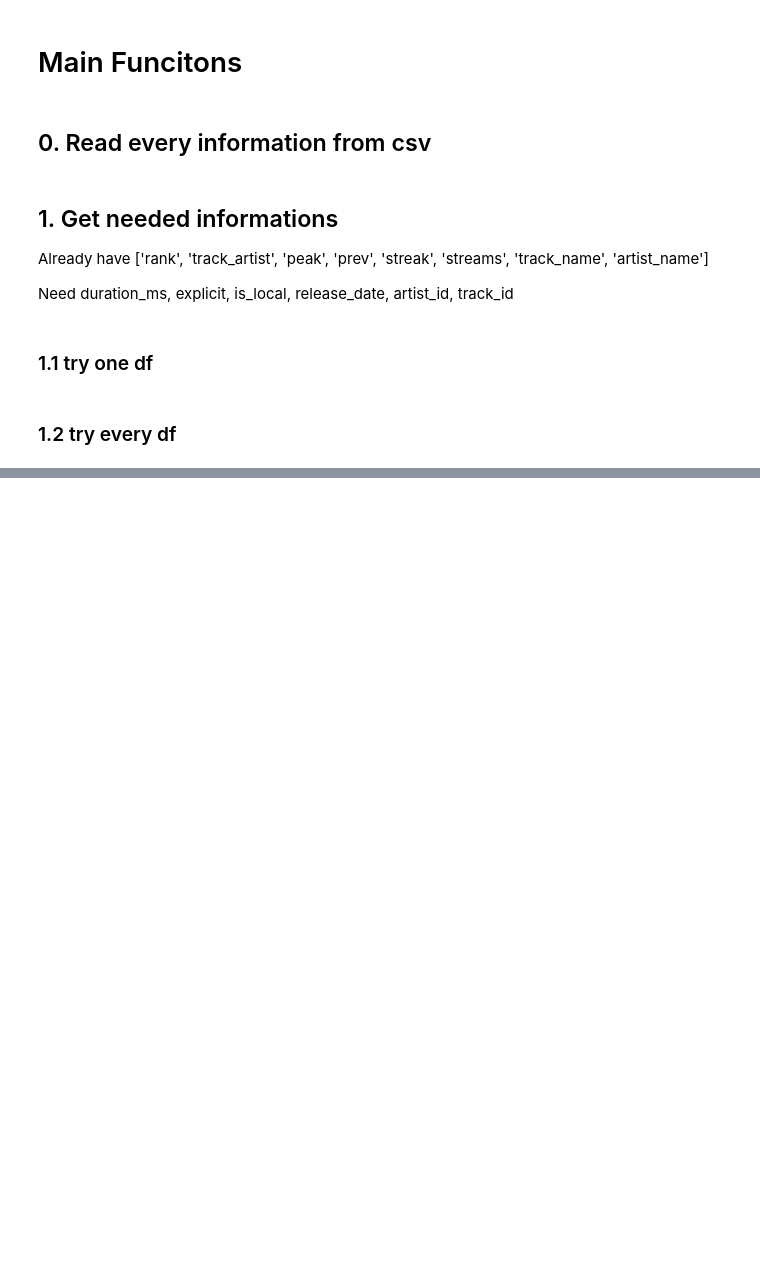
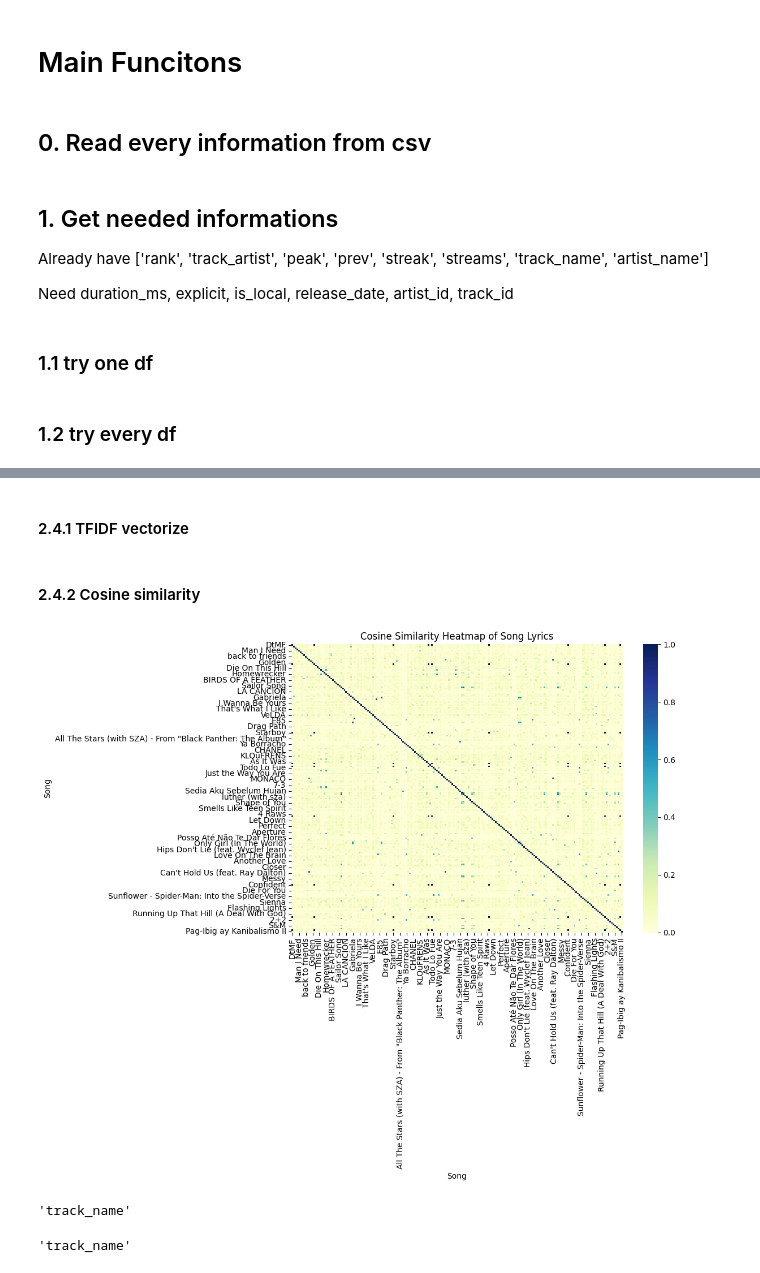
Before and after one commit to chichichen77/sta220, a Jupyter notebook: STA220_FinalProject_SpotifyMap.ipynb, the cells around one changed output, grey strips where cells are left out. Saved outputs shown, nothing was run; the diff lists cells and outputs as text; code cells hidden in the pictures; blank space fills up the shorter version.

Commit message:
update lda and similarity

```diff
--- a/STA220_FinalProject_SpotifyMap.ipynb
+++ b/STA220_FinalProject_SpotifyMap.ipynb
@@ -782,0 +1810,4 @@ all_country_dfs_enriched["taiwan"].head()
+# %%
+import pandas as pd
+df_similarity = pd.read_csv("global_top_lyrics_cleaned.csv")
+print(df_similarity.columns)
@@ -782,0 +1822,41 @@ all_country_dfs_enriched["taiwan"].head()
+# %% [markdown]
+#### 2.4.1 TFIDF vectorize
+# %%
+from sklearn.feature_extraction.text import TfidfVectorizer
+
+tfidf = TfidfVectorizer(
+    stop_words='english',
+    max_df=0.85,
+    min_df=2,
+    ngram_range=(1,2)   # 可先用 unigram+bigram
+)
+
+df_similarity.dropna(subset=["lyrics_clean"], inplace=True)
+X_tfidf = tfidf.fit_transform(df_similarity['lyrics_clean'])
+# %% [markdown]
+#### 2.4.2 Cosine similarity
+# %%
+from sklearn.metrics.pairwise import cosine_similarity
+
+sim_matrix = cosine_similarity(X_tfidf)
+# %%
+import pandas as pd
+
+sim_df = pd.DataFrame(
+    sim_matrix,
+    index=df_similarity['track_name'],
+    columns=df_similarity['track_name']
+)
+
+import matplotlib.pyplot as plt
+import seaborn as sns
+
+plt.figure(figsize=(12, 10))
+sns.heatmap(sim_df, cmap='YlGnBu')
+plt.title('Cosine Similarity Heatmap of Song Lyrics')
+plt.xlabel('Song')
+plt.ylabel('Song')
+plt.tight_layout()
+plt.show()
+# %% [output]
+[figure, added]
@@ -782,0 +1891,8 @@ all_country_dfs_enriched["taiwan"].head()
+# %%
+sim_df.index.name
+# %% [output]
+'track_name'
+# %%
+sim_df.columns.name
+# %% [output]
+'track_name'
```
Also changed, not shown: parts of 85 cells of this notebook, 13 other files.
